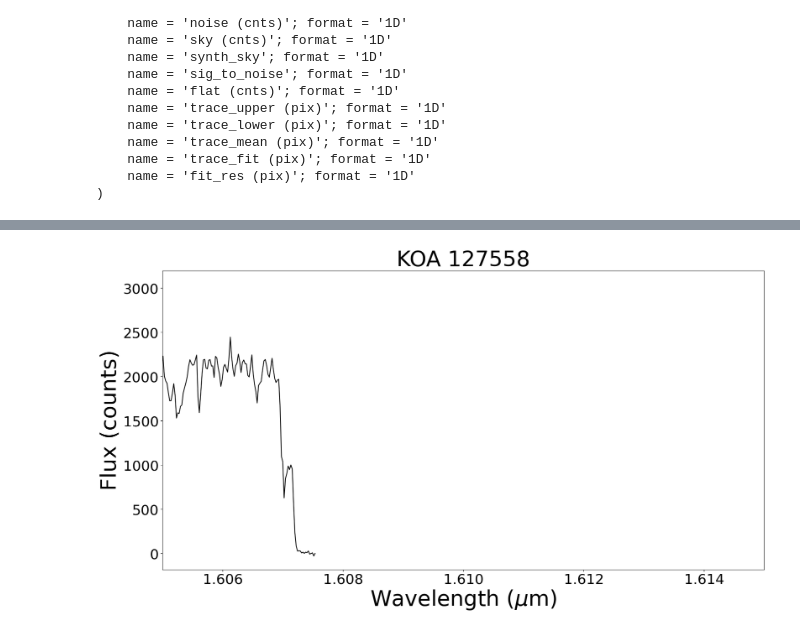
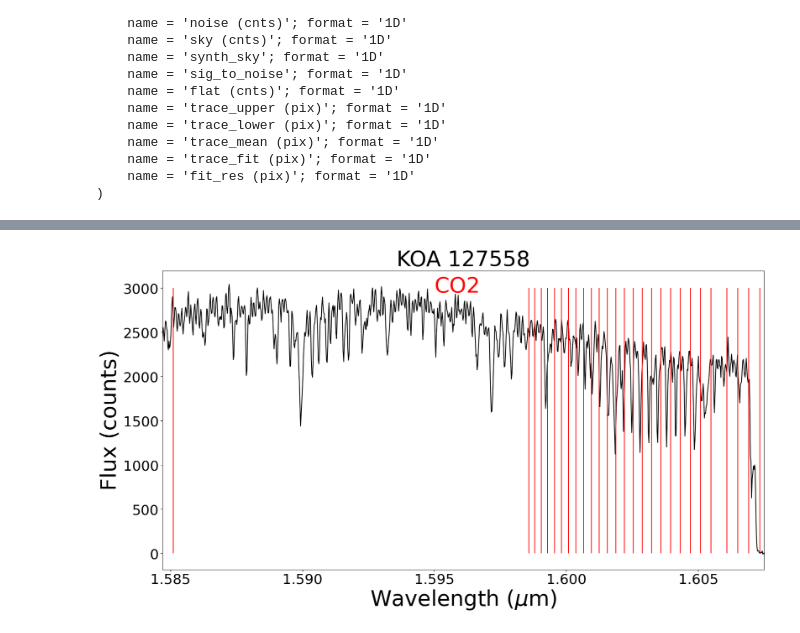
Before and after one commit to NireAstro/KOA_Climate, a Jupyter notebook: individual_co2_plot.ipynb, the cells around one changed output, grey strips where cells are left out. Saved outputs shown, nothing was run; the diff lists cells and outputs as text; code cells hidden in the pictures.

```diff
--- a/individual_co2_plot.ipynb
+++ b/individual_co2_plot.ipynb
@@ -339,23 +475,31 @@ data_l = data_class_l.data # Get the data from data_class
 l = data_l['wave (A)'] # Get the wavelength column
 cd = data_l['flux (cnts)'] # Get the flux column
 l = l / 10000 # Convert the wavelength from Angstroms to microns
+# %%
+co2 = pd.read_csv('data/C02_1.4_1.7.txt',sep=',') # Reading in the file
+co2['l'] = 1/co2['nu']
+co2['l'] = co2['l'] * 10**4# centimenters to microns
+co2 = co2[co2['sw'] > co2['sw'].quantile(0.99)] # strongest signals only
 # %%
 fs = 40 # Fontsize
 ts = 26 # Tick size
 plt.figure(figsize = (20,10)) # Figure size
 plt.plot(l, cd, color = 'k', label = 'data') # plotting wavelength vs. flux and coloring the data
 
-plt.xlim([1.605, 1.615]) # Limits of the x-axis
+plt.xlim([1.5847, 1.6075]) # Limits of the x-axis
 plt.xticks(fontsize = ts) # Tick size on the x-axis
 plt.yticks(fontsize = ts) # Tick size on the y-axis
+
+plt.vlines(co2['l'], ymin = 0, ymax = 3000, color = 'r', label = 'CO2')
+plt.text(1.595, 2950,'CO2', fontsize=fs, color='r')
 
 plt.xlabel('Wavelength ($\mu$m)', fontsize = fs) # Labelling the x-axis and applying fontsize
 plt.ylabel('Flux (counts)', fontsize = fs) # Labelling the y-axis and applying fontsize
 plt.title('KOA 127558', fontsize = fs) # Giving the plot a title and applying fontsize
 
 plt.show() # Show the plot
 # %% [output]
-[figure, old version]
+[figure, new version]
 # %%
 # KOA_128234
 fits_file_m = fits.open('/Users/erin/Documents/Projects/KOA_Climate/data/KOA_128234/NIRSPEC/extracted/fitstbl/flux/NS.20150530.21684_48_flux_tbl.fits.gz')
```
Also changed, not shown: parts of 39 cells of this notebook, 8 other files.
